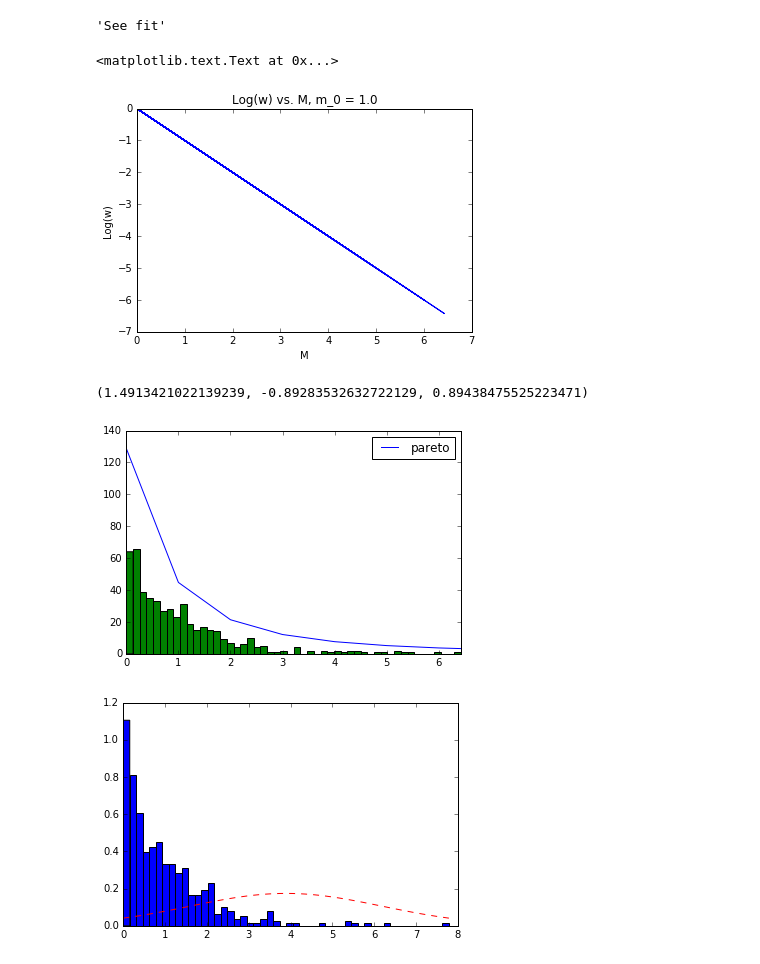
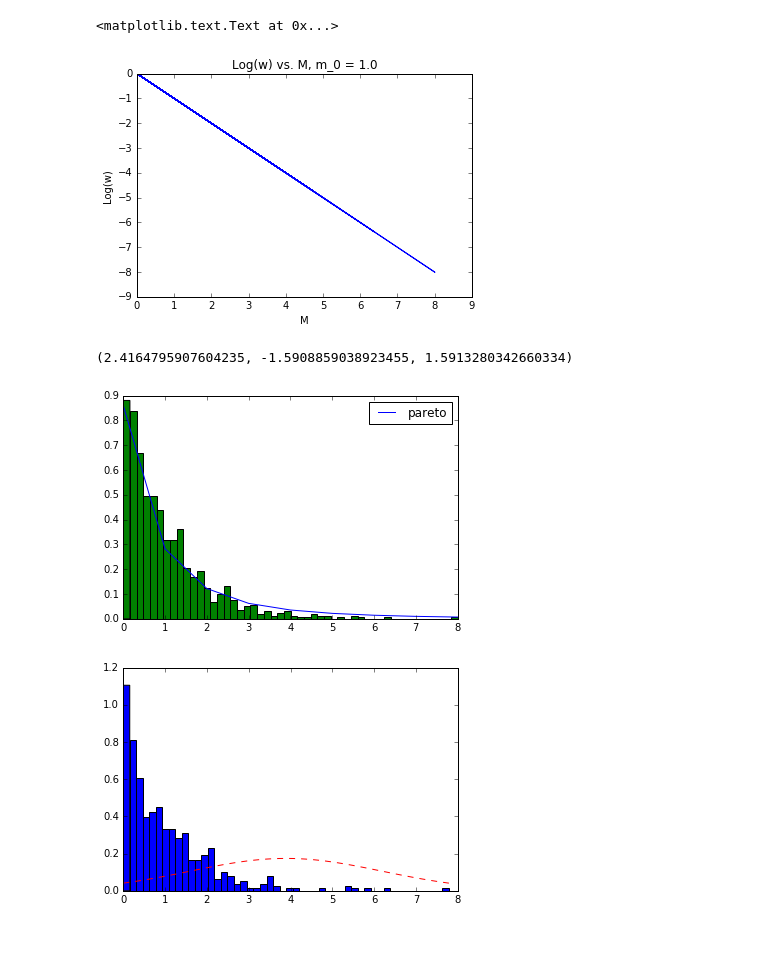
Before and after one commit to victoreram/MSU, a Jupyter notebook: Machine Learning Project/Financial_MC.ipynb, the cells around one changed output. Cells and saved outputs as stored; diff of their text form; code cells hidden in the pictures.

Commit message:
added data
wealth distributions of varying lambdas, and alphas & gamma

```diff
--- a/Machine Learning Project/Financial_MC.ipynb
+++ b/Machine Learning Project/Financial_MC.ipynb
@@ -102,8 +102,8 @@ def power_fit(distribution, beta):
 # %%
 '''Initialize'''
 alpha = 1
-n_agents = 500
-transactions = 10**5
+n_agents = 1000
+transactions = 10**6
 money = 1.0
 beta = 1/money
 m_0 = money*n_agents
@@ -111,5 +111,4 @@ initial_agent_list = np.full(n_agents,money)
 
 '''Iterate'''
 wealth_distribution = iterate(transactions, initial_agent_list)
+np.savetxt('wealth_distribution_base.txt', wealth_distribution)
-# %% [output]
-'See fit'
@@ -123,34 +126,37 @@ plt.ylabel("Log(w)")
 plt.title("Log(w) vs. M, m_0 = 1.0")
 # %% [output]
 <matplotlib.text.Text at 0x...>
-[figure, old version]
+[figure, new version]
 # %%
 # attempt 2 from https://stackoverflow.com/questions/6620471/fitting-empirical-distribution-to-theoretical-ones-with-scipy-python
 
 #y = scipy.int_(scipy.round_(scipy.stats.vonmises.rvs(5,size=size)*47))
 y = wealth_distribution
 #y = [float(i)/max(wealth_distribution) for i in wealth_distribution]
 
-h = plt.hist(y, bins = n_agents // 10, color='g')
+#h = plt.hist(y, bins = n_agents // 20, color='g')
+h = plt.hist(y, bins = n_agents // 20, color='g', normed=True)
+
+#print(h[0])
 #print(h[1])
 #x = np.arange(0,max(h[1]))
-x = h[1]
-x = scipy.arange(n_agents)
+#x = h[1]
+x = scipy.arange(n_agents // 20)
 #print(x,y)
 #print(h)
 dist = st.pareto
 param = dist.fit(y)
 print(param)
 loc = param[-2]
 scale = param[-1]
-pdf_fitted = dist.pdf(x, *param[:-2], loc=loc-1, scale=scale) * n_agents
+pdf_fitted = dist.pdf(x, *param[:-2], loc=loc-1, scale=scale) * 3
 plt.plot(pdf_fitted, label=dist_name)
 plt.xlim(0,max(wealth_distribution))
 plt.legend(loc='upper right')
 plt.show()
 # %% [output]
-(1.4913421022139239, -0.89283532632722129, 0.89438475525223471)
+(2.4164795907604235, -1.5908859038923455, 1.5913280342660334)
-[figure, old version]
+[figure, new version]
 # %%
 from scipy.stats import pareto
 
```
Also changed, not shown: parts of 8 cells of this notebook, 25 other files.
